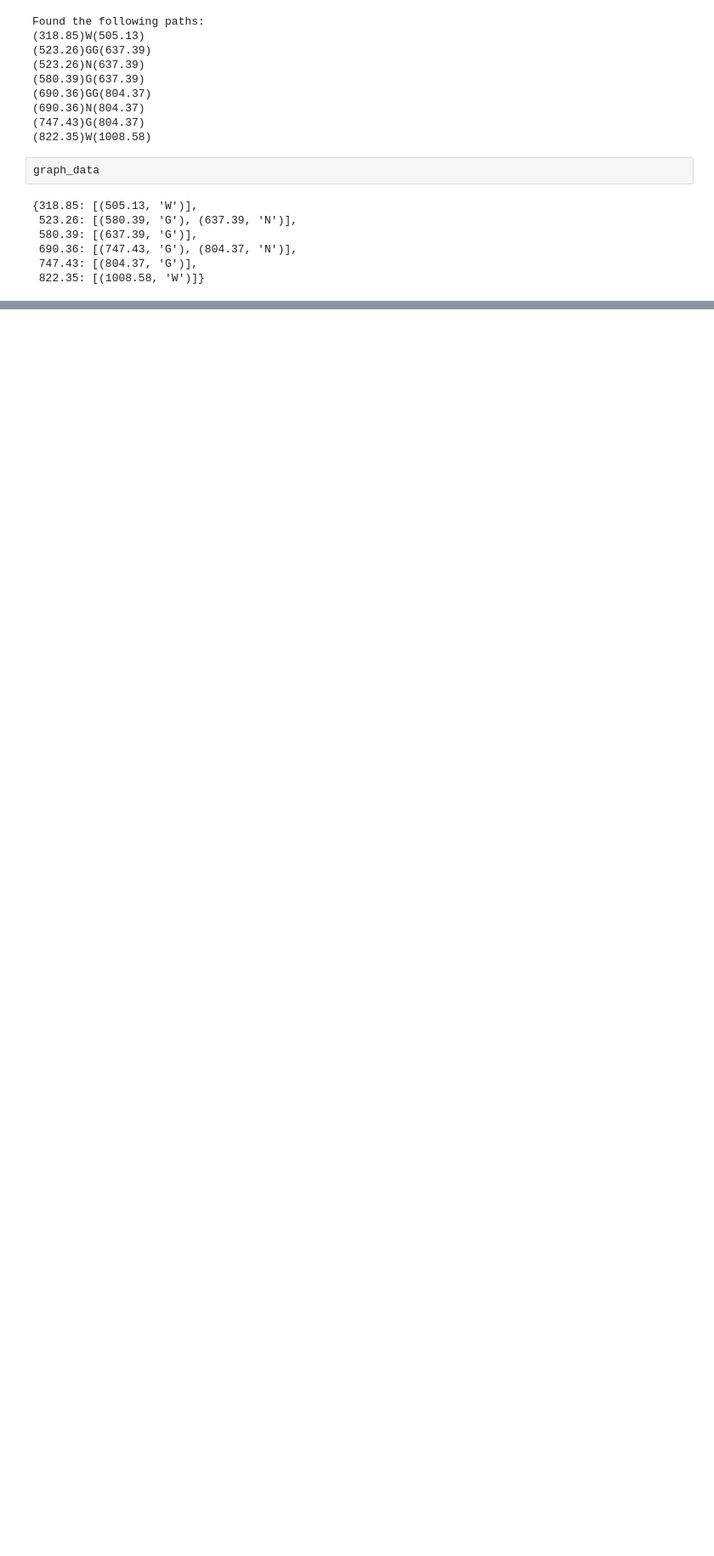
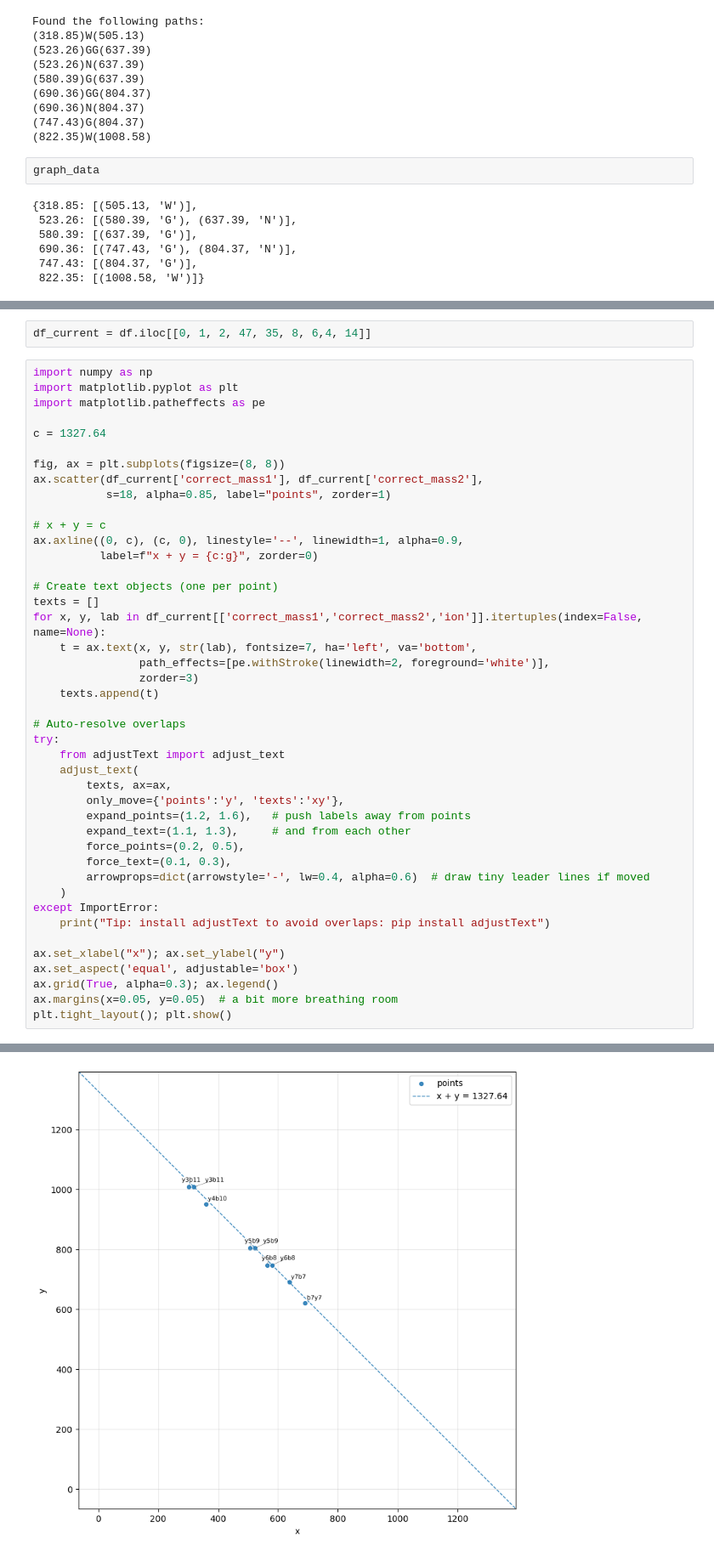
Before and after one commit to Kevinxsn/2D_spec_dict, a Jupyter notebook: dict.ipynb, the cells around one changed output, grey strips where cells are left out. Shown at 85% size. Drawn from its saved outputs; the diff is of its cells as text; blank space fills up the shorter version.

```diff
--- a/dict.ipynb
+++ b/dict.ipynb
@@ -540,0 +654,46 @@ graph_data
+# %%
+df_current = df.iloc[[0, 1, 2, 47, 35, 8, 6,4, 14]]
+# %%
+import numpy as np
+import matplotlib.pyplot as plt
+import matplotlib.patheffects as pe
+
+c = 1327.64
+
+fig, ax = plt.subplots(figsize=(8, 8))
+ax.scatter(df_current['correct_mass1'], df_current['correct_mass2'],
+           s=18, alpha=0.85, label="points", zorder=1)
+
+# x + y = c
+ax.axline((0, c), (c, 0), linestyle='--', linewidth=1, alpha=0.9,
+          label=f"x + y = {c:g}", zorder=0)
+
+# Create text objects (one per point)
+texts = []
+for x, y, lab in df_current[['correct_mass1','correct_mass2','ion']].itertuples(index=False, name=None):
+    t = ax.text(x, y, str(lab), fontsize=7, ha='left', va='bottom',
+                path_effects=[pe.withStroke(linewidth=2, foreground='white')],
+                zorder=3)
+    texts.append(t)
+
+# Auto-resolve overlaps
+try:
+    from adjustText import adjust_text
+    adjust_text(
+        texts, ax=ax,
+        only_move={'points':'y', 'texts':'xy'},
+        expand_points=(1.2, 1.6),   # push labels away from points
+        expand_text=(1.1, 1.3),     # and from each other
+        force_points=(0.2, 0.5),
+        force_text=(0.1, 0.3),
+        arrowprops=dict(arrowstyle='-', lw=0.4, alpha=0.6)  # draw tiny leader lines if moved
+    )
+except ImportError:
+    print("Tip: install adjustText to avoid overlaps: pip install adjustText")
+
+ax.set_xlabel("x"); ax.set_ylabel("y")
+ax.set_aspect('equal', adjustable='box')
+ax.grid(True, alpha=0.3); ax.legend()
+ax.margins(x=0.05, y=0.05)  # a bit more breathing room
+plt.tight_layout(); plt.show()
+# %% [output]
@@ -540,0 +701 @@ graph_data
+[figure, added]
```
Also changed, not shown: parts of 30 cells of this notebook, 3 other files.
